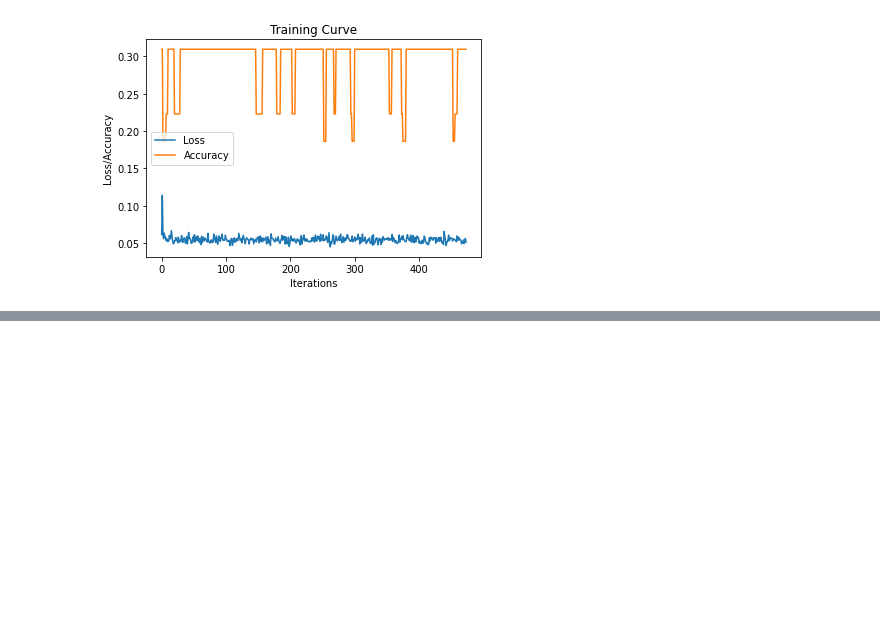
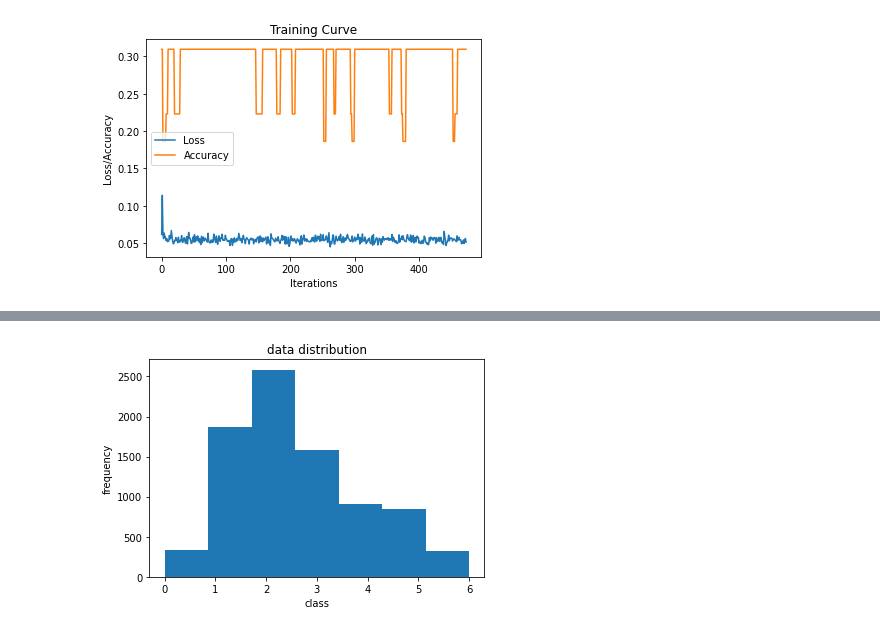
Before and after one commit to shadowshadow725/RNN-MMR-Predictor, a Jupyter notebook: CSC413_project_v2.ipynb, the cells around one changed output, grey strips where cells are left out. Saved outputs shown, nothing was run; the diff lists cells and outputs as text; code cells hidden in the pictures; blank space fills up the shorter version.

```diff
--- a/CSC413_project_v2.ipynb
+++ b/CSC413_project_v2.ipynb
@@ -305,0 +354,16 @@ Test Accuracy:  29.863985807214664
+# %%
+data[0]
+dist = []
+for i in data:
+    target_class = list(i[1]).index(1)
+    dist.append(target_class)
+# %%
+def data_distribution(lst):
+    plt.title("data distribution")
+    plt.hist(lst, bins=7)
+    plt.xlabel("class")
+    plt.ylabel("frequency")
+    plt.show()
+data_distribution(dist)
+# %% [output]
+[figure, added]
```
Also changed, not shown: parts of 7 cells of this notebook.
